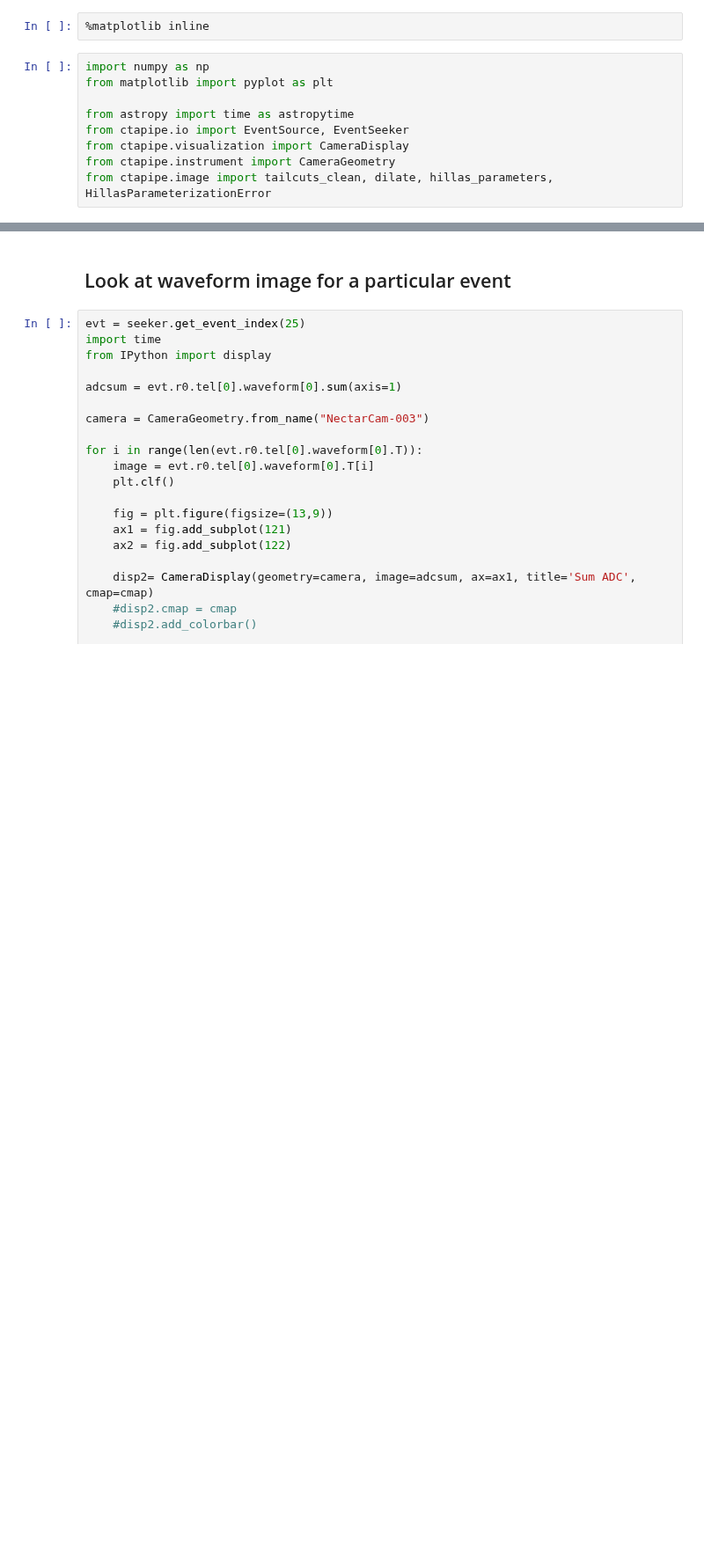
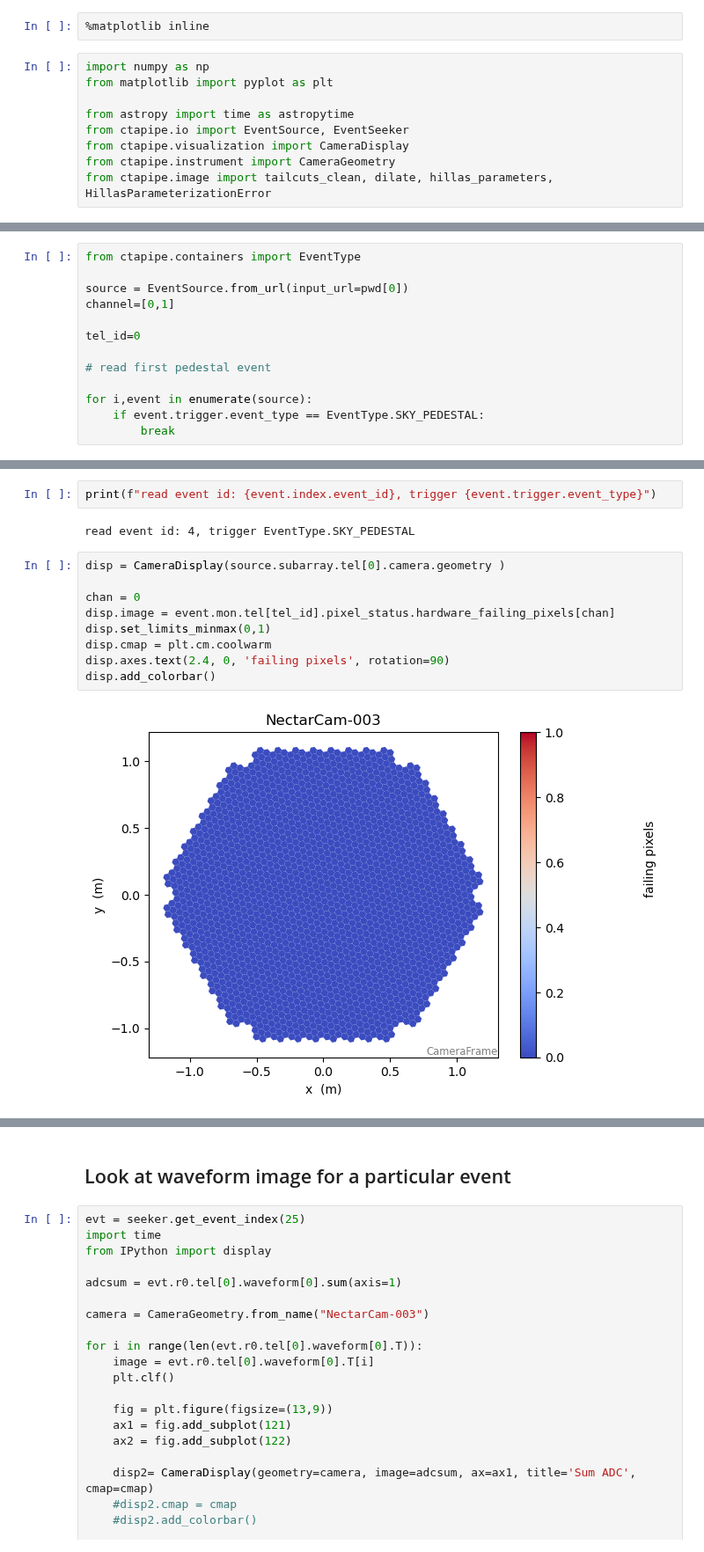
Before and after one commit to cta-observatory/nectarchain, a Jupyter notebook: notebooks/Read_NectarCAM_events.ipynb, the cells around one changed output, grey strips where cells are left out. Shown at 88% size. Drawn from its saved outputs; the diff is of its cells as text; blank space fills up the shorter version.

Commit message:
Cahnges in the libraries (updated for the suitable version). FF-coefs computation, first stage.

```diff
--- a/notebooks/Read_NectarCAM_events.ipynb
+++ b/notebooks/Read_NectarCAM_events.ipynb
@@ -18,0 +222,13 @@ seeker = EventSeeker(reader)
+# %%
+from ctapipe.containers import EventType
+
+source = EventSource.from_url(input_url=pwd[0])
+channel=[0,1]
+
+tel_id=0
+
+# read first pedestal event
+
+for i,event in enumerate(source):
+    if event.trigger.event_type == EventType.SKY_PEDESTAL:
+        break
@@ -18,0 +250,15 @@ seeker = EventSeeker(reader)
+# %%
+print(f"read event id: {event.index.event_id}, trigger {event.trigger.event_type}")
+# %% [output]
+read event id: 4, trigger EventType.SKY_PEDESTAL
+# %%
+disp = CameraDisplay(source.subarray.tel[0].camera.geometry )
+
+chan = 0
+disp.image = event.mon.tel[tel_id].pixel_status.hardware_failing_pixels[chan]
+disp.set_limits_minmax(0,1)
+disp.cmap = plt.cm.coolwarm
+disp.axes.text(2.4, 0, 'failing pixels', rotation=90)
+disp.add_colorbar()
+# %% [output]
+[figure, added]
```
Also changed, not shown: parts of 42 cells of this notebook, 4 other files.
